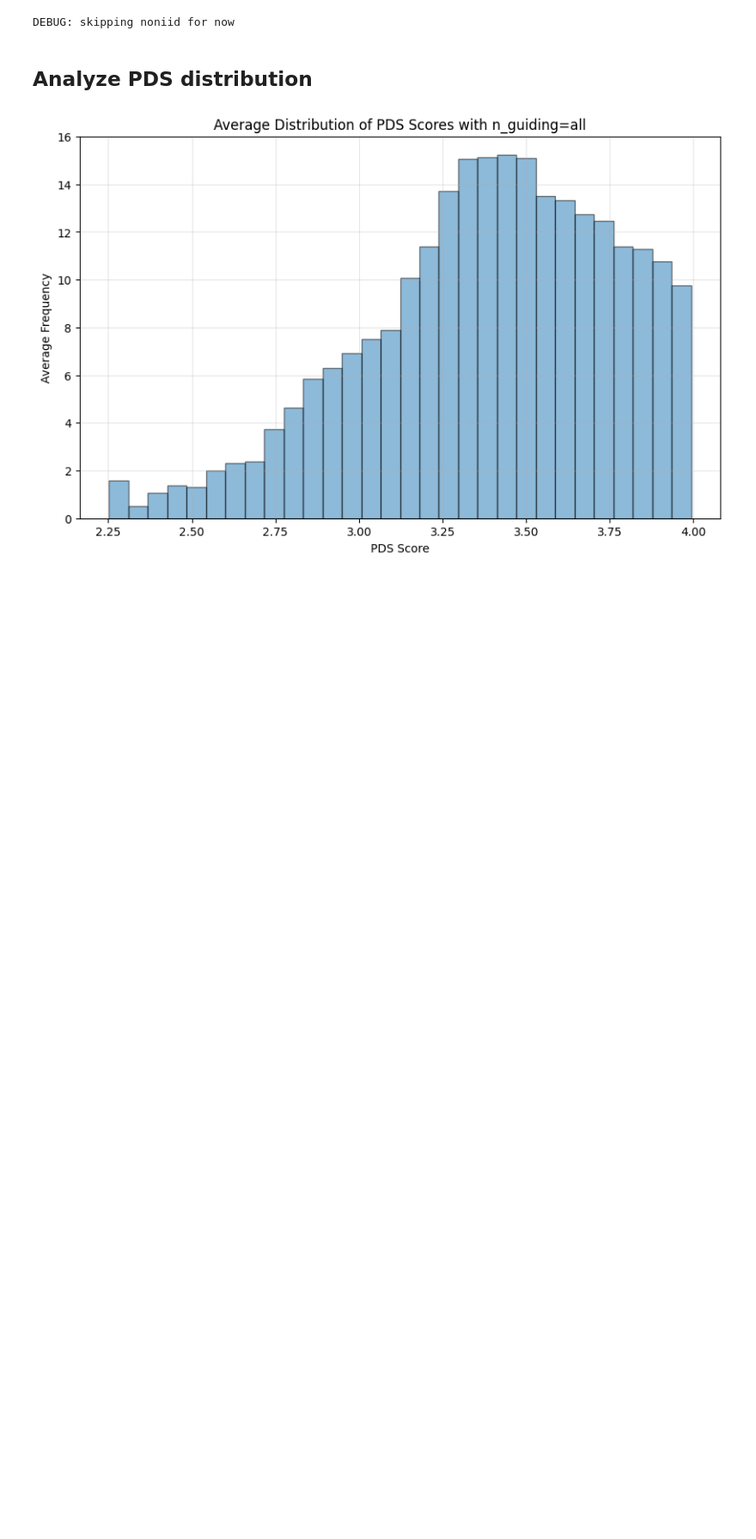
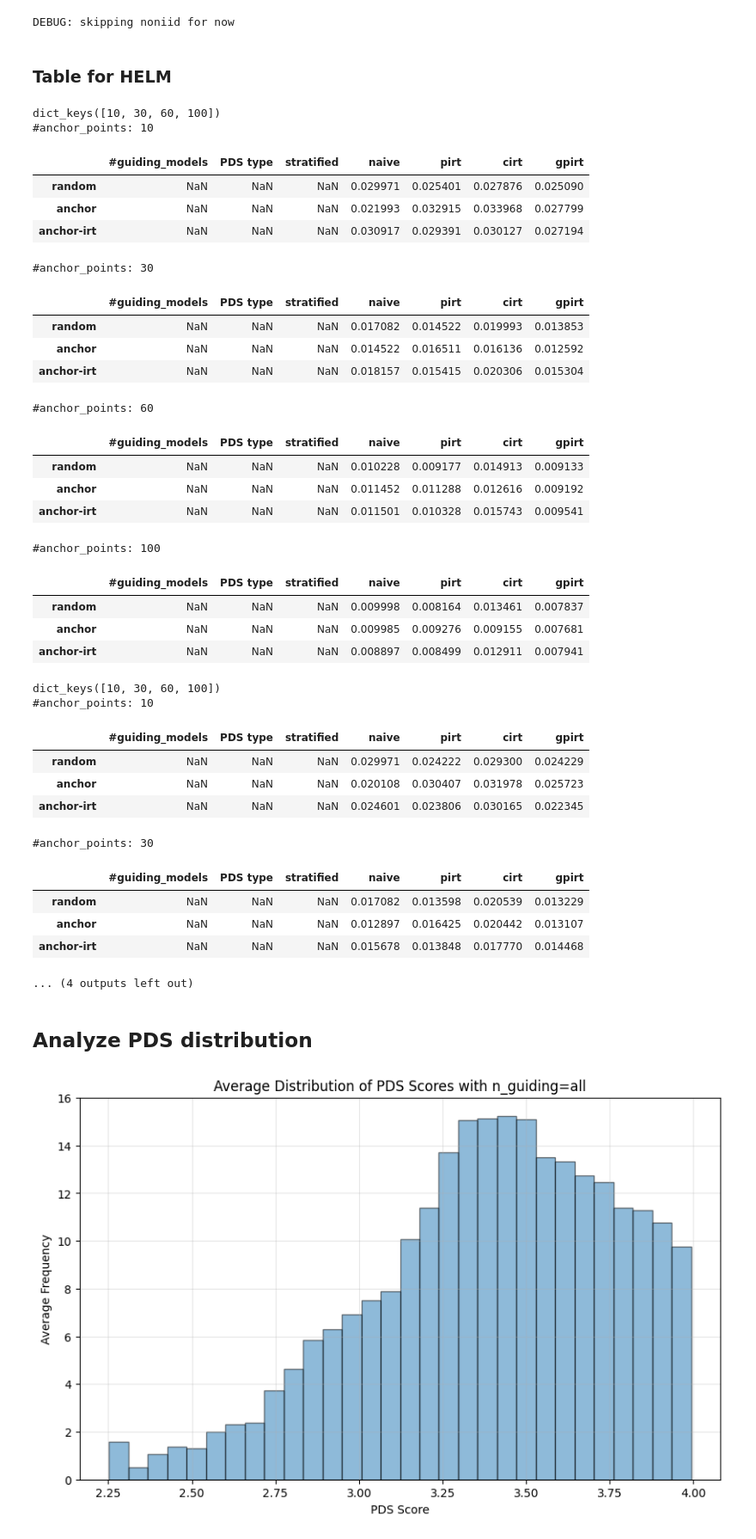
Before and after one commit to AlexanderRubinstein/efficbench, a Jupyter notebook: generate_plots.ipynb, the cells around one changed output. Shown at 86% size. Saved outputs shown, nothing was run; the diff lists cells and outputs as text; code cells hidden in the pictures; blank space fills up the shorter version.

```diff
--- a/generate_plots.ipynb
+++ b/generate_plots.ipynb
@@ -291,6 +291,84 @@ dict_keys([10, 30, 60, 100])
 | anchor-irt | NaN | NaN | NaN | 0.944358 | 0.941367 | 0.941005 | 0.950429 | 0.973646 | 0.836937 | ... |
 | - | NaN | NaN | NaN | NaN | NaN | NaN | NaN | NaN | NaN | ... |
 DEBUG: skipping noniid for now
+# %% [markdown]
+### Table for HELM
+# %%
+table_avg = table_avg_original
+table_std = table_std_original
+
+bench='helm_lite'
+
+cur_methods_for_table = table_avg["helm_lite"]["iid"].keys()
+
+# Iterate over your benchmarks
+for i, split in enumerate(splits[bench]):  # Replace `benchmarks` with your list of benchmarks
+
+    # if split == 'noniid':
+    #     print("DEBUG: skipping noniid for now")
+    #     continue
+
+    df = make_perf_table(
+        table_avg[bench][split],
+        table_std[bench][split],
+        methods=cur_methods_for_table,
+    )
+    print(df.keys())
+
+    pd.set_option('display.max_rows', 1000)
+    pd.set_option('display.max_columns', 1000)
+    for num_samples in df.keys():
+        print("#anchor_points:", num_samples)
+        # Reorder columns to put guiding models, PDS type, and stratified first
+        cols = df[num_samples].columns.tolist()
+        first_cols = ['#guiding_models', 'PDS type', 'stratified']
+        other_cols = [col for col in cols if col not in first_cols]
+        df[num_samples] = df[num_samples][first_cols + other_cols]
+
+        # Replace all values in #guiding_models column with 382
+        df[num_samples].loc[df[num_samples]['#guiding_models'] == 'all', '#guiding_models'] = 382
+
+        # Sort rows by #guiding_models
+        df[num_samples] = df[num_samples].sort_values(['PDS type', 'stratified', '#guiding_models'])
+
+        display(df[num_samples])
+# plt.savefig(f'plots/mmlu_performance_specialized_models_{results}.png', bbox_inches='tight', dpi=400, transparent=True)
+# plt.show()
+df[100].to_csv('df_100.csv')
+# %% [output]
+dict_keys([10, 30, 60, 100])
+#anchor_points: 10
+|  | #guiding_models | PDS type | stratified | naive | pirt | cirt | gpirt |
+| random | NaN | NaN | NaN | 0.029971 | 0.025401 | 0.027876 | 0.025090 |
+| anchor | NaN | NaN | NaN | 0.021993 | 0.032915 | 0.033968 | 0.027799 |
+| anchor-irt | NaN | NaN | NaN | 0.030917 | 0.029391 | 0.030127 | 0.027194 |
+#anchor_points: 30
+|  | #guiding_models | PDS type | stratified | naive | pirt | cirt | gpirt |
+| random | NaN | NaN | NaN | 0.017082 | 0.014522 | 0.019993 | 0.013853 |
+| anchor | NaN | NaN | NaN | 0.014522 | 0.016511 | 0.016136 | 0.012592 |
+| anchor-irt | NaN | NaN | NaN | 0.018157 | 0.015415 | 0.020306 | 0.015304 |
+#anchor_points: 60
+|  | #guiding_models | PDS type | stratified | naive | pirt | cirt | gpirt |
+| random | NaN | NaN | NaN | 0.010228 | 0.009177 | 0.014913 | 0.009133 |
+| anchor | NaN | NaN | NaN | 0.011452 | 0.011288 | 0.012616 | 0.009192 |
+| anchor-irt | NaN | NaN | NaN | 0.011501 | 0.010328 | 0.015743 | 0.009541 |
+#anchor_points: 100
+|  | #guiding_models | PDS type | stratified | naive | pirt | cirt | gpirt |
+| random | NaN | NaN | NaN | 0.009998 | 0.008164 | 0.013461 | 0.007837 |
+| anchor | NaN | NaN | NaN | 0.009985 | 0.009276 | 0.009155 | 0.007681 |
+| anchor-irt | NaN | NaN | NaN | 0.008897 | 0.008499 | 0.012911 | 0.007941 |
+dict_keys([10, 30, 60, 100])
+#anchor_points: 10
+|  | #guiding_models | PDS type | stratified | naive | pirt | cirt | gpirt |
+| random | NaN | NaN | NaN | 0.029971 | 0.024222 | 0.029300 | 0.024229 |
+| anchor | NaN | NaN | NaN | 0.020108 | 0.030407 | 0.031978 | 0.025723 |
+| anchor-irt | NaN | NaN | NaN | 0.024601 | 0.023806 | 0.030165 | 0.022345 |
+#anchor_points: 30
+|  | #guiding_models | PDS type | stratified | naive | pirt | cirt | gpirt |
+| random | NaN | NaN | NaN | 0.017082 | 0.013598 | 0.020539 | 0.013229 |
+| anchor | NaN | NaN | NaN | 0.012897 | 0.016425 | 0.020442 | 0.013107 |
+| anchor-irt | NaN | NaN | NaN | 0.015678 | 0.013848 | 0.017770 | 0.014468 |
+... (4 outputs left out)
 # %% [markdown]
 ## Analyze PDS distribution
 # %%
```
Also changed, not shown: 3 other files.
